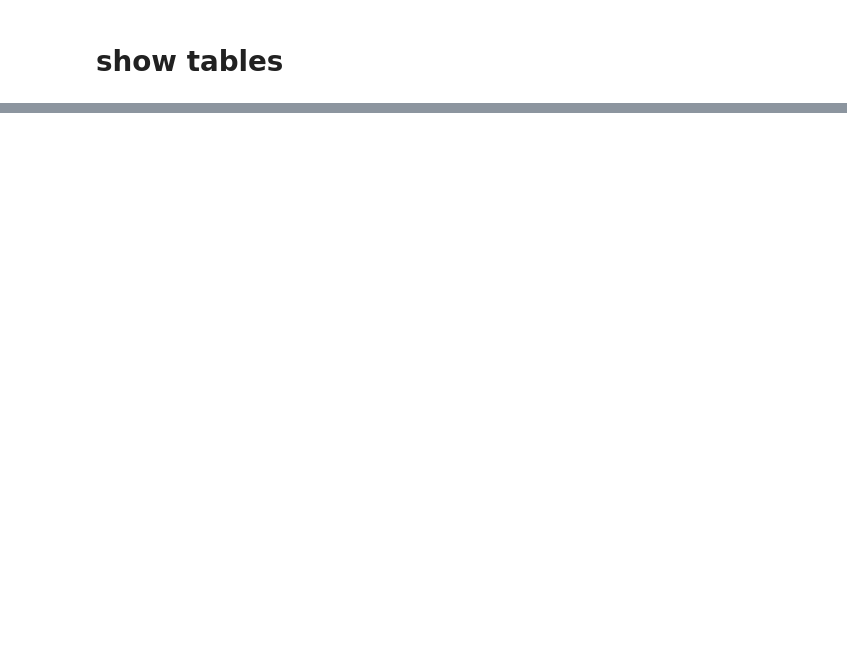
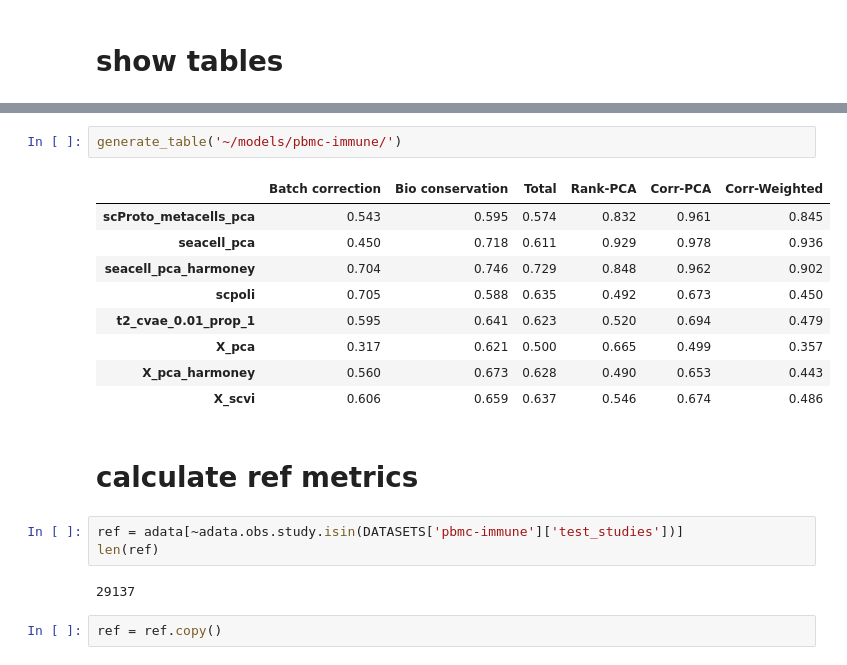
Before and after one commit to fatisati/interpretable-prototype, a Jupyter notebook: notebooks/embedding_metrics.ipynb, the cells around one changed output, grey strips where cells are left out. Drawn from its saved outputs; the diff is of its cells as text; blank space fills up the shorter version.

Commit message:
add ref metric calculation option

```diff
--- a/notebooks/embedding_metrics.ipynb
+++ b/notebooks/embedding_metrics.ipynb
@@ -296,0 +565,21 @@ generate_table('~/models/pancreas/')
+# %%
+generate_table('~/models/pbmc-immune/')
+# %% [output]
+|  | Batch correction | Bio conservation | Total | Rank-PCA | Corr-PCA | Corr-Weighted |
+| scProto_metacells_pca | 0.543 | 0.595 | 0.574 | 0.832 | 0.961 | 0.845 |
+| seacell_pca | 0.450 | 0.718 | 0.611 | 0.929 | 0.978 | 0.936 |
+| seacell_pca_harmoney | 0.704 | 0.746 | 0.729 | 0.848 | 0.962 | 0.902 |
+| scpoli | 0.705 | 0.588 | 0.635 | 0.492 | 0.673 | 0.450 |
+| t2_cvae_0.01_prop_1 | 0.595 | 0.641 | 0.623 | 0.520 | 0.694 | 0.479 |
+| X_pca | 0.317 | 0.621 | 0.500 | 0.665 | 0.499 | 0.357 |
+| X_pca_harmoney | 0.560 | 0.673 | 0.628 | 0.490 | 0.653 | 0.443 |
+| X_scvi | 0.606 | 0.659 | 0.637 | 0.546 | 0.674 | 0.486 |
+# %% [markdown]
+# calculate ref metrics
+# %%
+ref = adata[~adata.obs.study.isin(DATASETS['pbmc-immune']['test_studies'])]
+len(ref)
+# %% [output]
+29137
+# %%
+ref = ref.copy()
```
Also changed, not shown: parts of 41 cells of this notebook, 6 other files.
